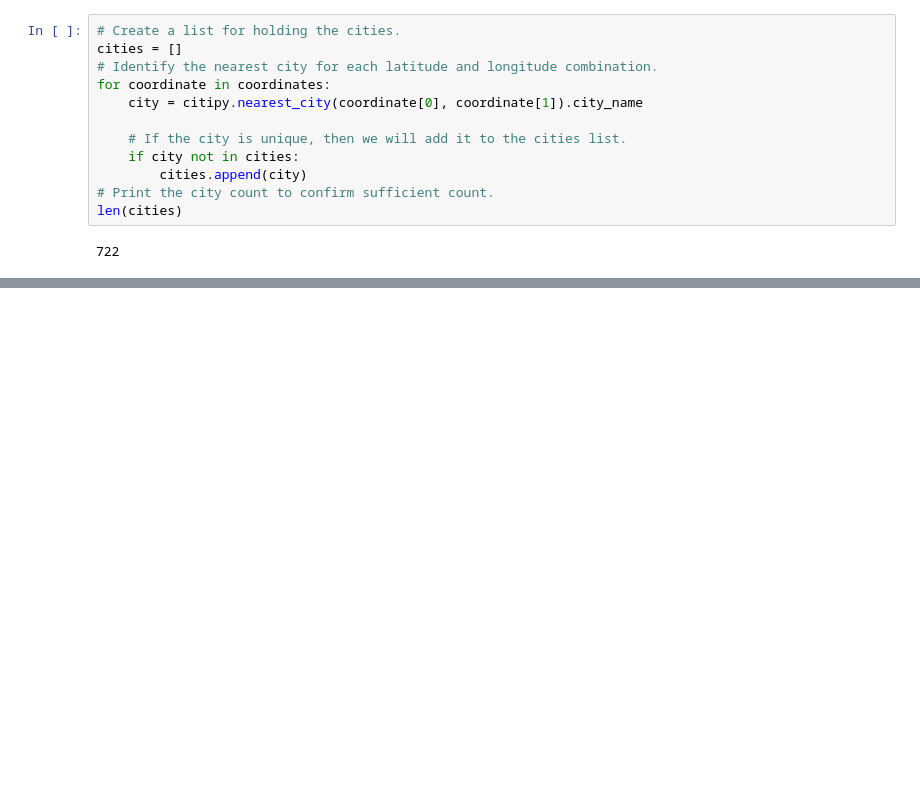
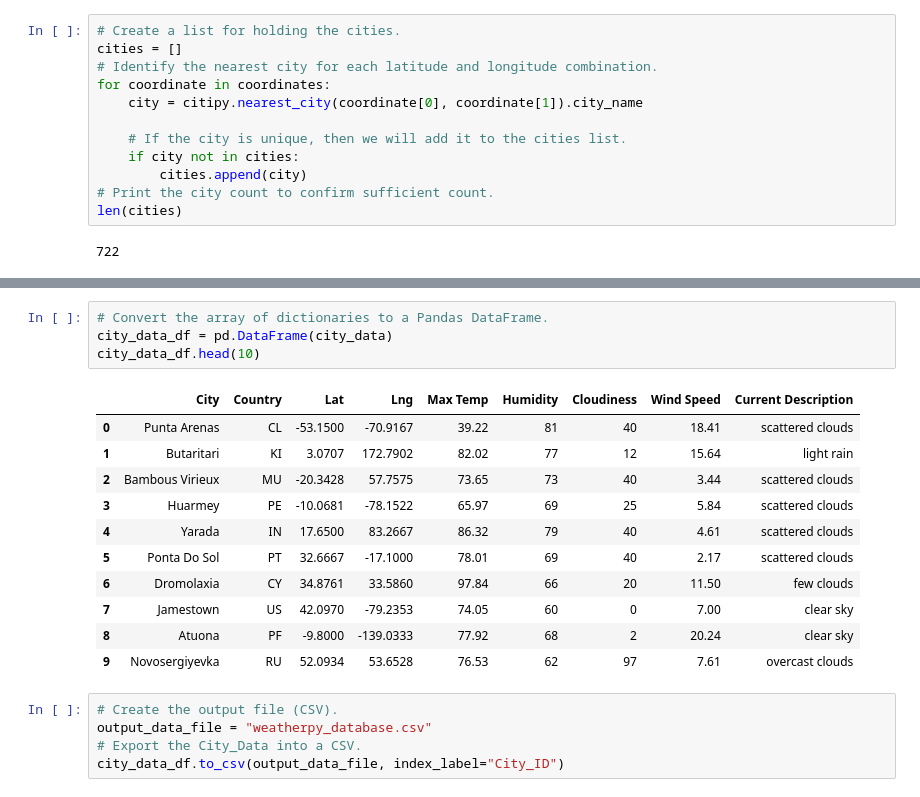
Before and after one commit to jazminyuen/world_weather_analysis, a Jupyter notebook: weather_database/weather_database.ipynb, the cells around one changed output, grey strips where cells are left out. Drawn from its saved outputs; the diff is of its cells as text; blank space fills up the shorter version.

Commit message:
Added city data from API request, made DataFrame, and exported to CSV

```diff
--- a/weather_database/weather_database.ipynb
+++ b/weather_database/weather_database.ipynb
@@ -45,0 +119,21 @@ len(cities)
+# %%
+# Convert the array of dictionaries to a Pandas DataFrame.
+city_data_df = pd.DataFrame(city_data)
+city_data_df.head(10)
+# %% [output]
+|  | City | Country | Lat | Lng | Max Temp | Humidity | Cloudiness | Wind Speed | Current Description |
+| 0 | Punta Arenas | CL | -53.1500 | -70.9167 | 39.22 | 81 | 40 | 18.41 | scattered clouds |
+| 1 | Butaritari | KI | 3.0707 | 172.7902 | 82.02 | 77 | 12 | 15.64 | light rain |
+| 2 | Bambous Virieux | MU | -20.3428 | 57.7575 | 73.65 | 73 | 40 | 3.44 | scattered clouds |
+| 3 | Huarmey | PE | -10.0681 | -78.1522 | 65.97 | 69 | 25 | 5.84 | scattered clouds |
+| 4 | Yarada | IN | 17.6500 | 83.2667 | 86.32 | 79 | 40 | 4.61 | scattered clouds |
+| 5 | Ponta Do Sol | PT | 32.6667 | -17.1000 | 78.01 | 69 | 40 | 2.17 | scattered clouds |
+| 6 | Dromolaxia | CY | 34.8761 | 33.5860 | 97.84 | 66 | 20 | 11.50 | few clouds |
+| 7 | Jamestown | US | 42.0970 | -79.2353 | 74.05 | 60 | 0 | 7.00 | clear sky |
+| 8 | Atuona | PF | -9.8000 | -139.0333 | 77.92 | 68 | 2 | 20.24 | clear sky |
+| 9 | Novosergiyevka | RU | 52.0934 | 53.6528 | 76.53 | 62 | 97 | 7.61 | overcast clouds |
+# %%
+# Create the output file (CSV).
+output_data_file = "weatherpy_database.csv"
+# Export the City_Data into a CSV.
+city_data_df.to_csv(output_data_file, index_label="City_ID")
```
Also changed, not shown: parts of 4 cells of this notebook, 1 other file.
